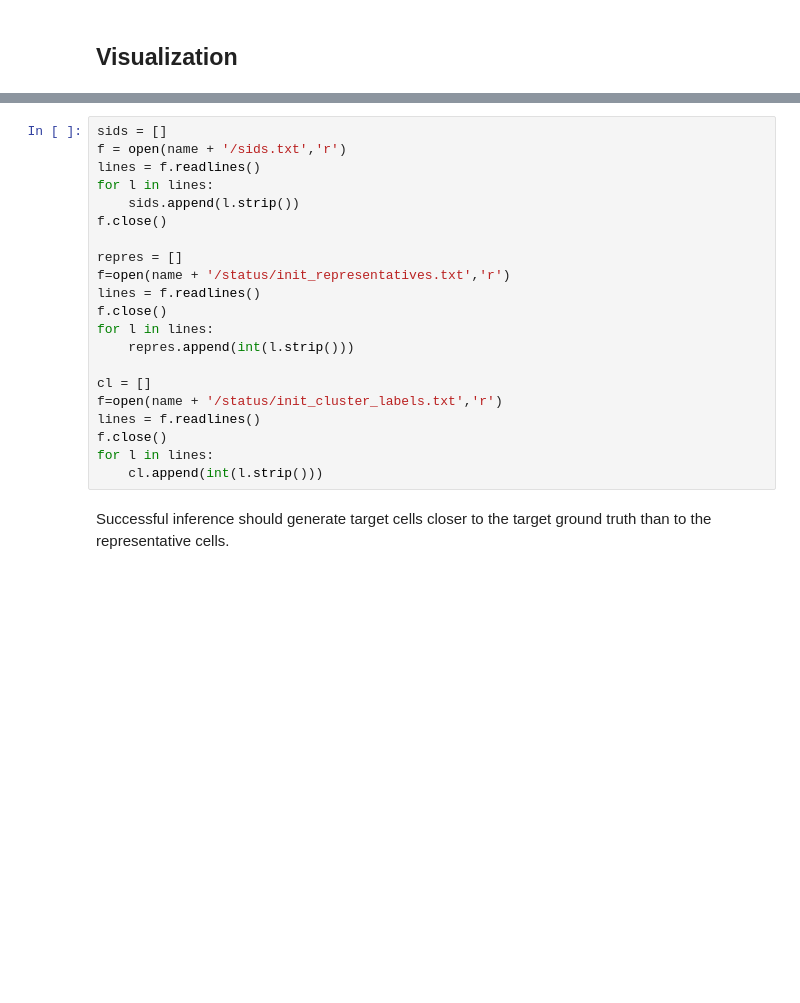
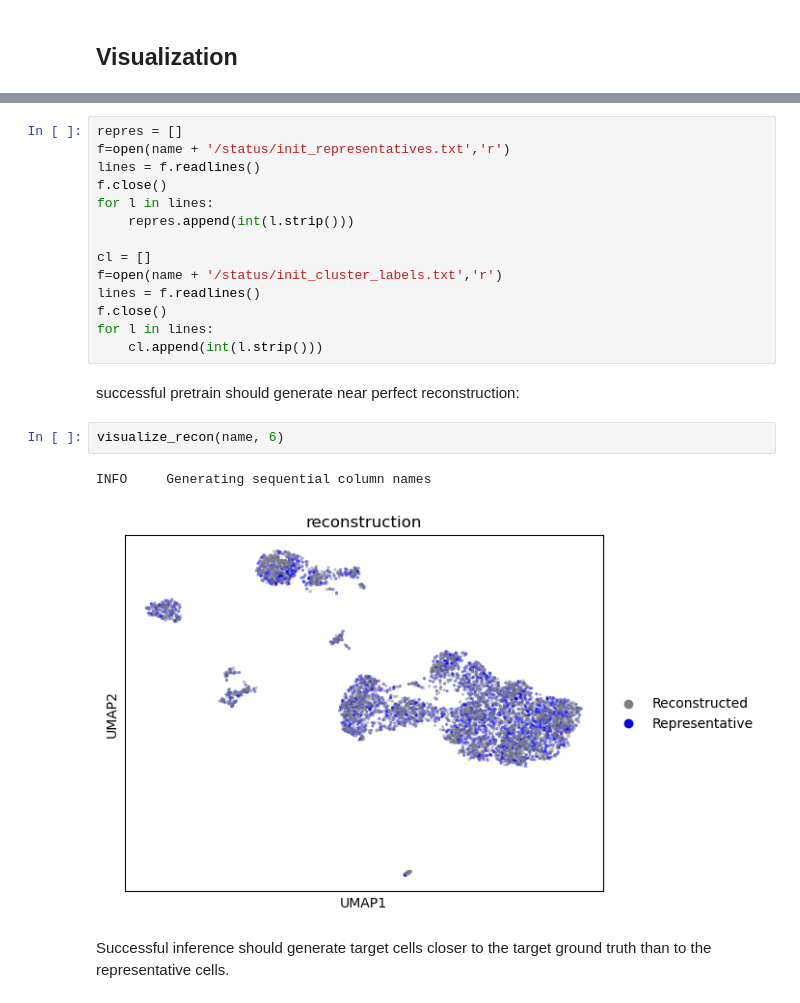
Before and after one commit to mcgilldinglab/scSemiProfiler, a Jupyter notebook: example.ipynb, the cells around one changed output, grey strips where cells are left out. Saved outputs shown, nothing was run; the diff lists cells and outputs as text; blank space fills up the shorter version.

```diff
--- a/example.ipynb
+++ b/example.ipynb
@@ -180,11 +291,4 @@ def visualize_inferred(name, sids, target, representatives, cluster_labels):
 # %%
-sids = []
-f = open(name + '/sids.txt','r')
-lines = f.readlines()
-for l in lines:
-    sids.append(l.strip())
-f.close()
-
 repres = []
 f=open(name + '/status/init_representatives.txt','r')
 lines = f.readlines()
@@ -198,6 +302,13 @@ lines = f.readlines()
 f.close()
 for l in lines:
     cl.append(int(l.strip()))
+# %% [markdown]
+successful pretrain should generate near perfect reconstruction:
+# %%
+visualize_recon(name, 6)
+# %% [output]
+INFO     Generating sequential column names
+[figure, added]
 # %% [markdown]
 Successful inference should generate target cells closer to the target ground truth than to the representative cells.
 # %%
```
Also changed, not shown: parts of 10 cells of this notebook, 5 other files.
